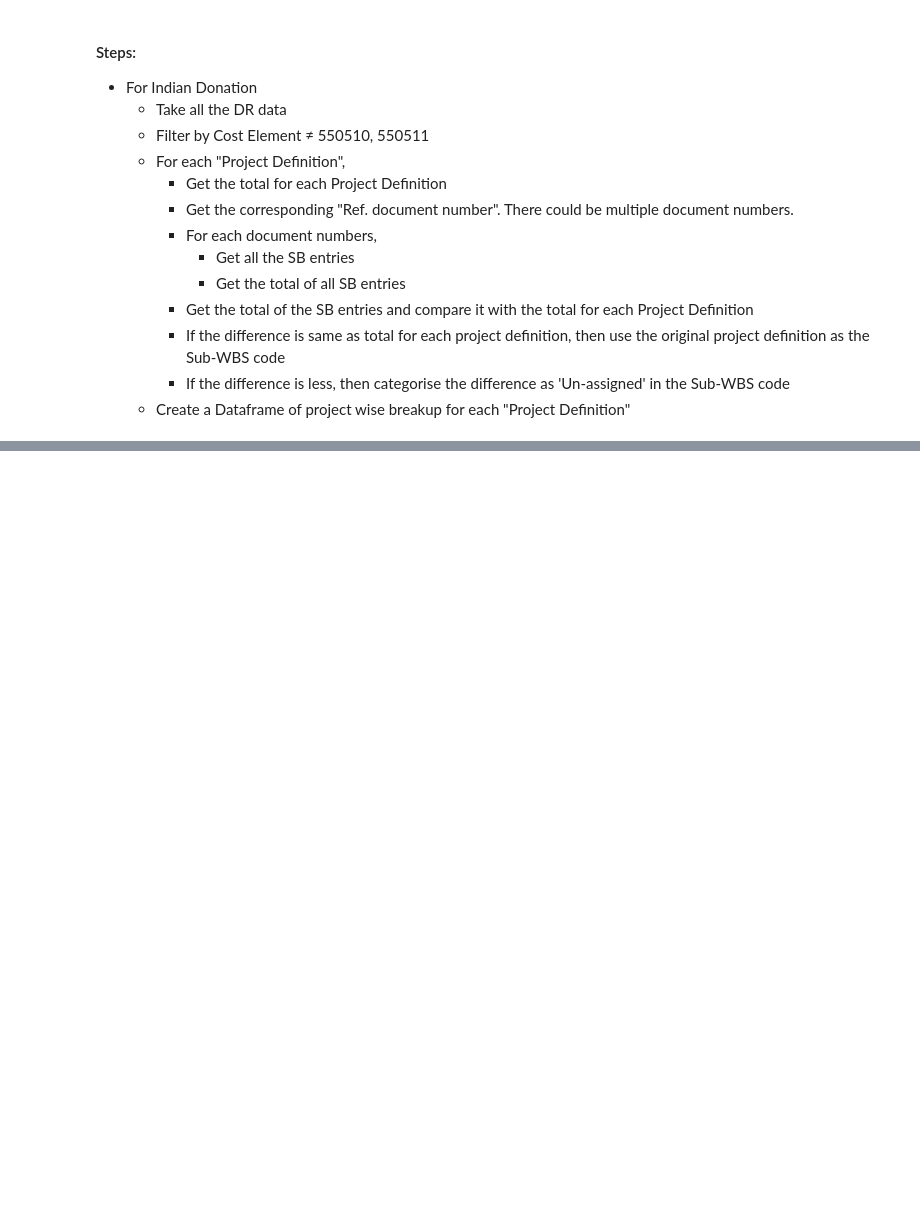
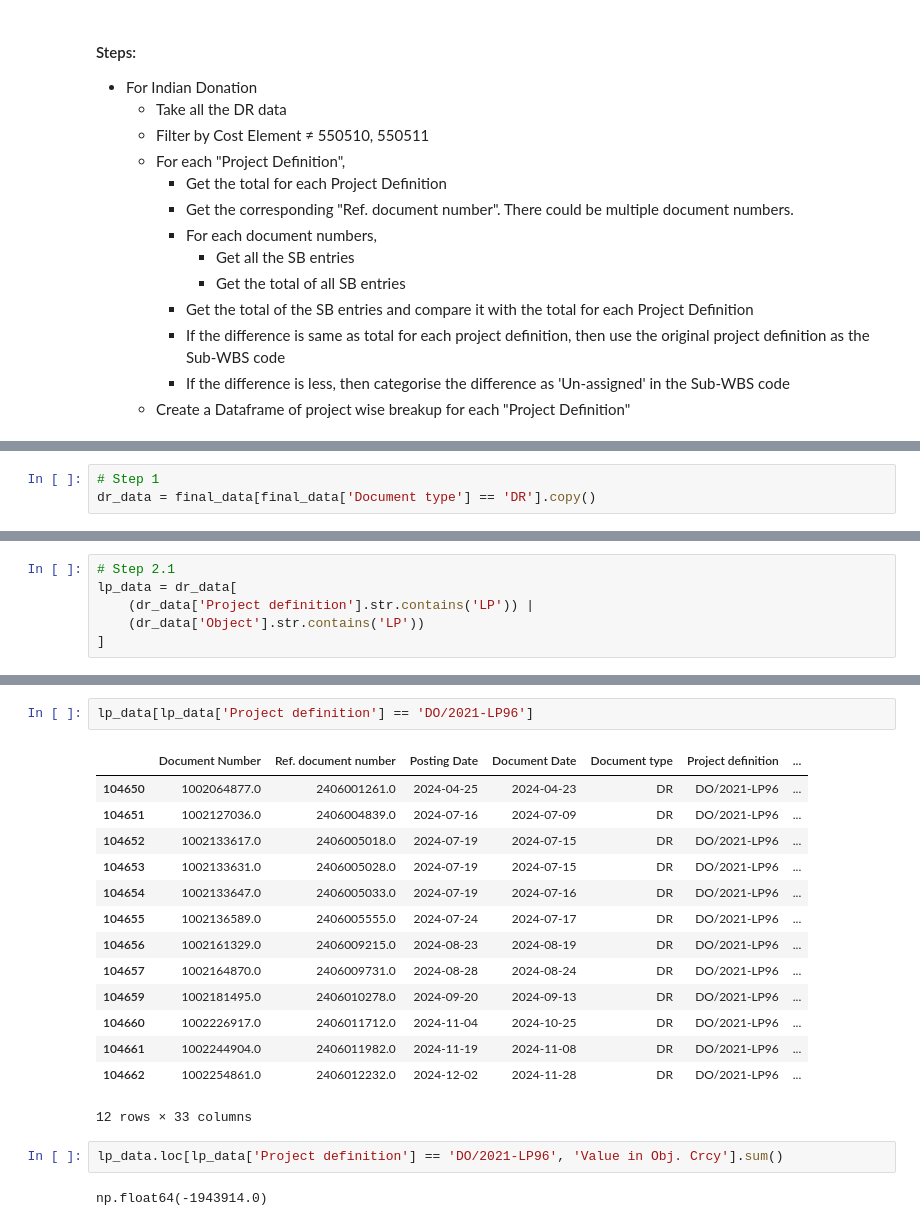
Before and after one commit to khamsakamal48/Funds-receivable-in-ERP, a Jupyter notebook: Analysis.ipynb, the cells around one changed output, grey strips where cells are left out. Cells and saved outputs as stored; diff of their text form; blank space fills up the shorter version.

Commit message:
Updated code to show Project Distribution

```diff
--- a/Analysis.ipynb
+++ b/Analysis.ipynb
@@ -475,0 +459,3 @@ final_data.head()
+# %%
+# Step 1
+dr_data = final_data[final_data['Document type'] == 'DR'].copy()
@@ -475,0 +466,6 @@ final_data.head()
+# %%
+# Step 2.1
+lp_data = dr_data[
+    (dr_data['Project definition'].str.contains('LP')) |
+    (dr_data['Object'].str.contains('LP'))
+]
@@ -475,0 +544,21 @@ final_data.head()
+# %%
+lp_data[lp_data['Project definition'] == 'DO/2021-LP96']
+# %% [output]
+|  | Document Number | Ref. document number | Posting Date | Document Date | Document type | Project definition | ... |
+| 104650 | 1002064877.0 | 2406001261.0 | 2024-04-25 | 2024-04-23 | DR | DO/2021-LP96 | ... |
+| 104651 | 1002127036.0 | 2406004839.0 | 2024-07-16 | 2024-07-09 | DR | DO/2021-LP96 | ... |
+| 104652 | 1002133617.0 | 2406005018.0 | 2024-07-19 | 2024-07-15 | DR | DO/2021-LP96 | ... |
+| 104653 | 1002133631.0 | 2406005028.0 | 2024-07-19 | 2024-07-15 | DR | DO/2021-LP96 | ... |
+| 104654 | 1002133647.0 | 2406005033.0 | 2024-07-19 | 2024-07-16 | DR | DO/2021-LP96 | ... |
+| 104655 | 1002136589.0 | 2406005555.0 | 2024-07-24 | 2024-07-17 | DR | DO/2021-LP96 | ... |
+| 104656 | 1002161329.0 | 2406009215.0 | 2024-08-23 | 2024-08-19 | DR | DO/2021-LP96 | ... |
+| 104657 | 1002164870.0 | 2406009731.0 | 2024-08-28 | 2024-08-24 | DR | DO/2021-LP96 | ... |
+| 104659 | 1002181495.0 | 2406010278.0 | 2024-09-20 | 2024-09-13 | DR | DO/2021-LP96 | ... |
+| 104660 | 1002226917.0 | 2406011712.0 | 2024-11-04 | 2024-10-25 | DR | DO/2021-LP96 | ... |
+| 104661 | 1002244904.0 | 2406011982.0 | 2024-11-19 | 2024-11-08 | DR | DO/2021-LP96 | ... |
+| 104662 | 1002254861.0 | 2406012232.0 | 2024-12-02 | 2024-11-28 | DR | DO/2021-LP96 | ... |
+12 rows × 33 columns
+# %%
+lp_data.loc[lp_data['Project definition'] == 'DO/2021-LP96', 'Value in Obj. Crcy'].sum()
+# %% [output]
+np.float64(-1943914.0)
```
Also changed, not shown: parts of 59 cells of this notebook, 1 other file.
